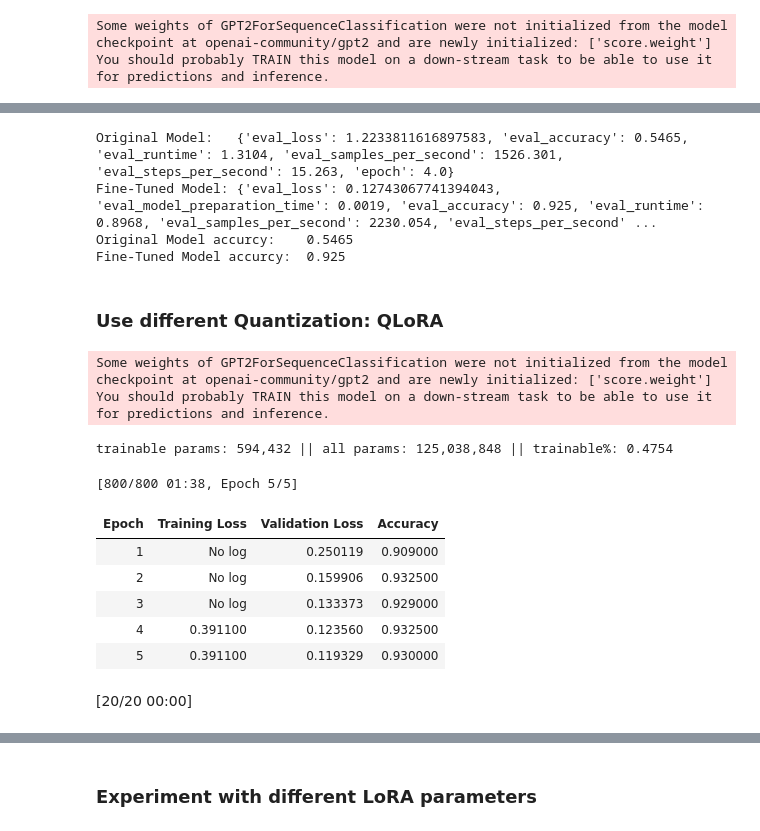
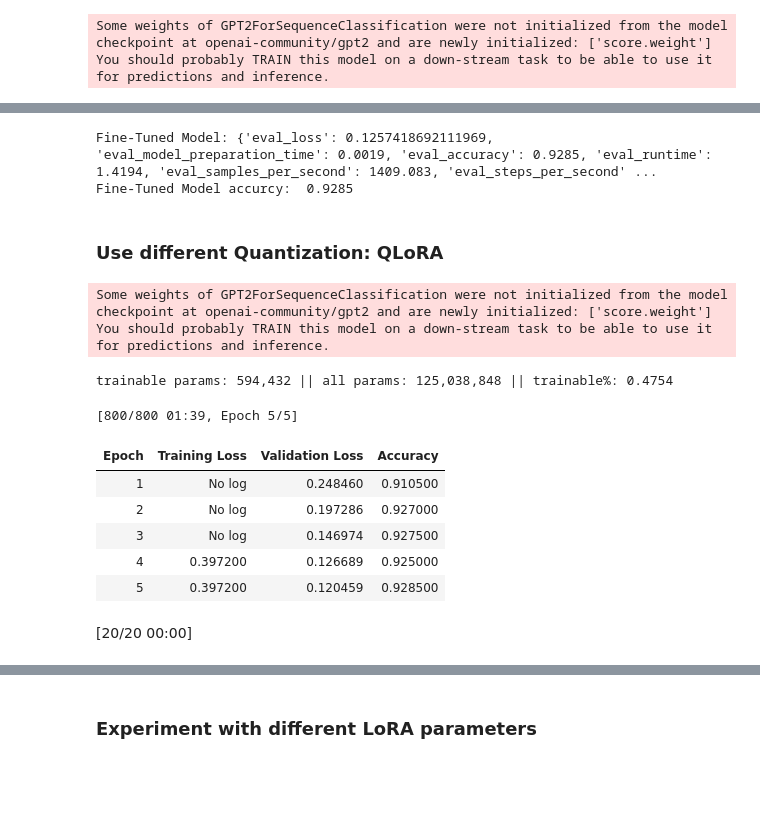
Before and after one commit to apichlkostner/generated_ai_project_1, a Jupyter notebook: LightweightFineTuning.ipynb, the cells around one changed output, grey strips where cells are left out. Drawn from its saved outputs; the diff is of its cells as text; code cells hidden in the pictures; blank space fills up the shorter version.

```diff
--- a/LightweightFineTuning.ipynb
+++ b/LightweightFineTuning.ipynb
@@ -273,22 +259,16 @@ fine_tuned_performance=trainer_evaluate.evaluate()
 # %%
 
-print("Original Model:  ", original_performance)
+#print("Original Model:  ", original_performance)
 print("Fine-Tuned Model:", fine_tuned_performance)
 
-print("Original Model accurcy:   ", original_performance['eval_accuracy'])
+#print("Original Model accurcy:   ", original_performance['eval_accuracy'])
 print("Fine-Tuned Model accurcy: ", fine_tuned_performance['eval_accuracy'])
 # %% [output]
-Original Model:   {'eval_loss': 1.2233811616897583, 'eval_accuracy': 0.5465, 'eval_runtime': 1.3104, 'eval_samples_per_second': 1526.301, 'eval_steps_per_second': 15.263, 'epoch': 4.0}
-Fine-Tuned Model: {'eval_loss': 0.12743067741394043, 'eval_model_preparation_time': 0.0019, 'eval_accuracy': 0.925, 'eval_runtime': 0.8968, 'eval_samples_per_second': 2230.054, 'eval_steps_per_second' ...
-Original Model accurcy:    0.5465
-Fine-Tuned Model accurcy:  0.925
+Fine-Tuned Model: {'eval_loss': 0.1257418692111969, 'eval_model_preparation_time': 0.0019, 'eval_accuracy': 0.9285, 'eval_runtime': 1.4194, 'eval_samples_per_second': 1409.083, 'eval_steps_per_second' ...
+Fine-Tuned Model accurcy:  0.9285
 # %% [markdown]
 ### Use different Quantization: QLoRA
 # %%
-from transformers import BitsAndBytesConfig
-
-torch.cuda.empty_cache()
-
 model_id = "openai-community/gpt2"
 temp_path = "/tmp"
 save_path = "./data"
@@ -326,39 +306,39 @@ model4bl.print_trainable_parameters()
 
 trainer = Trainer(
     model=model4bl,
     args=TrainingArguments(
         output_dir=checkpoint_dir,
         learning_rate=2e-3,
         per_device_train_batch_size=100,
         per_device_eval_batch_size=100,
         num_train_epochs=5,
         weight_decay=0.01,
         eval_strategy="epoch",
         save_strategy="epoch",
         load_best_model_at_end=True,
         fp16=True
     ),
     train_dataset=tokenized_ds["train"],
     eval_dataset=tokenized_ds["test"],
     processing_class=tokenizer,
     data_collator=DataCollatorWithPadding(tokenizer=tokenizer),
     compute_metrics=compute_metrics,
 )
 
 trainer.train()
 validation_lora_q4 = trainer.evaluate()
 #model4bl.save_pretrained(save_dire)
 # %% [output]
 Some weights of GPT2ForSequenceClassification were not initialized from the model checkpoint at openai-community/gpt2 and are newly initialized: ['score.weight']
 You should probably TRAIN this model on a down-stream task to be able to use it for predictions and inference.
 trainable params: 594,432 || all params: 125,038,848 || trainable%: 0.4754
-[800/800 01:38, Epoch 5/5]
+[800/800 01:39, Epoch 5/5]
 | Epoch | Training Loss | Validation Loss | Accuracy |
-| 1 | No log | 0.250119 | 0.909000 |
-| 2 | No log | 0.159906 | 0.932500 |
-| 3 | No log | 0.133373 | 0.929000 |
-| 4 | 0.391100 | 0.123560 | 0.932500 |
-| 5 | 0.391100 | 0.119329 | 0.930000 |
+| 1 | No log | 0.248460 | 0.910500 |
+| 2 | No log | 0.197286 | 0.927000 |
+| 3 | No log | 0.146974 | 0.927500 |
+| 4 | 0.397200 | 0.126689 | 0.925000 |
+| 5 | 0.397200 | 0.120459 | 0.928500 |
 [20/20 00:00]
 # %%
 print("Original Model accuracy:         ", original_performance['eval_accuracy'])
```
Also changed, not shown: parts of 23 cells of this notebook.
